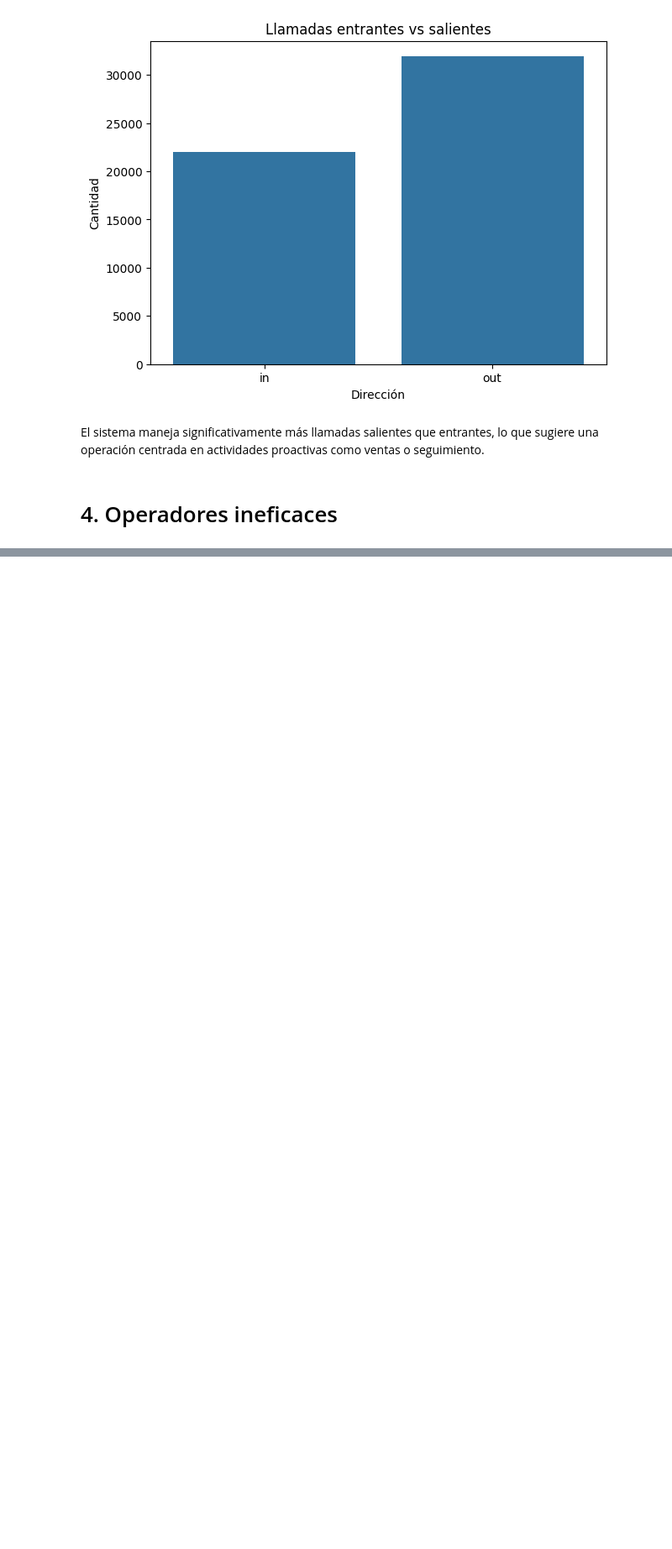
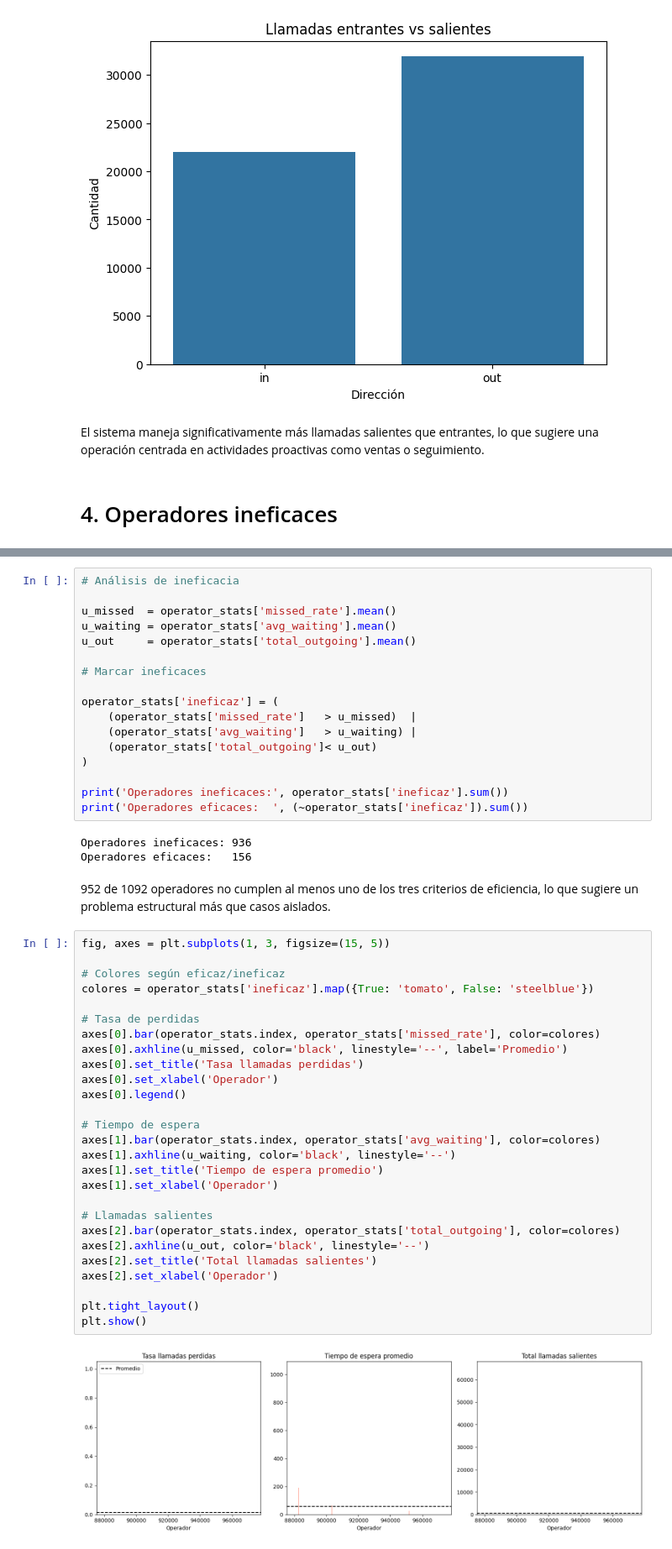
Before and after one commit to camilo180700/Final_Project_DA, a Jupyter notebook: Telecom_project/analysis_telecom.ipynb, the cells around one changed output, grey strips where cells are left out. Shown at 84% size. Saved outputs shown, nothing was run; the diff lists cells and outputs as text; blank space fills up the shorter version.

```diff
--- a/Telecom_project/analysis_telecom.ipynb
+++ b/Telecom_project/analysis_telecom.ipynb
@@ -195,0 +242,51 @@ El sistema maneja significativamente más llamadas salientes que entrantes, lo q
+# %%
+# Análisis de ineficacia
+
+u_missed  = operator_stats['missed_rate'].mean()
+u_waiting = operator_stats['avg_waiting'].mean()
+u_out     = operator_stats['total_outgoing'].mean()
+
+# Marcar ineficaces
+
+operator_stats['ineficaz'] = (
+    (operator_stats['missed_rate']   > u_missed)  |
+    (operator_stats['avg_waiting']   > u_waiting) |
+    (operator_stats['total_outgoing']< u_out)
+)
+
+print('Operadores ineficaces:', operator_stats['ineficaz'].sum())
+print('Operadores eficaces:  ', (~operator_stats['ineficaz']).sum())
+# %% [output]
+Operadores ineficaces: 936
+Operadores eficaces:   156
+# %% [markdown]
+952 de 1092 operadores no cumplen al menos uno de los tres criterios de eficiencia, lo que sugiere  un problema estructural más que casos aislados.
+# %%
+fig, axes = plt.subplots(1, 3, figsize=(15, 5))
+
+# Colores según eficaz/ineficaz
+colores = operator_stats['ineficaz'].map({True: 'tomato', False: 'steelblue'})
+
+# Tasa de perdidas
+axes[0].bar(operator_stats.index, operator_stats['missed_rate'], color=colores)
+axes[0].axhline(u_missed, color='black', linestyle='--', label='Promedio')
+axes[0].set_title('Tasa llamadas perdidas')
+axes[0].set_xlabel('Operador')
+axes[0].legend()
+
+# Tiempo de espera
+axes[1].bar(operator_stats.index, operator_stats['avg_waiting'], color=colores)
+axes[1].axhline(u_waiting, color='black', linestyle='--')
+axes[1].set_title('Tiempo de espera promedio')
+axes[1].set_xlabel('Operador')
+
+# Llamadas salientes
+axes[2].bar(operator_stats.index, operator_stats['total_outgoing'], color=colores)
+axes[2].axhline(u_out, color='black', linestyle='--')
+axes[2].set_title('Total llamadas salientes')
+axes[2].set_xlabel('Operador')
+
+plt.tight_layout()
+plt.show()
+# %% [output]
+[figure, added]
```
Also changed, not shown: parts of 11 cells of this notebook.
